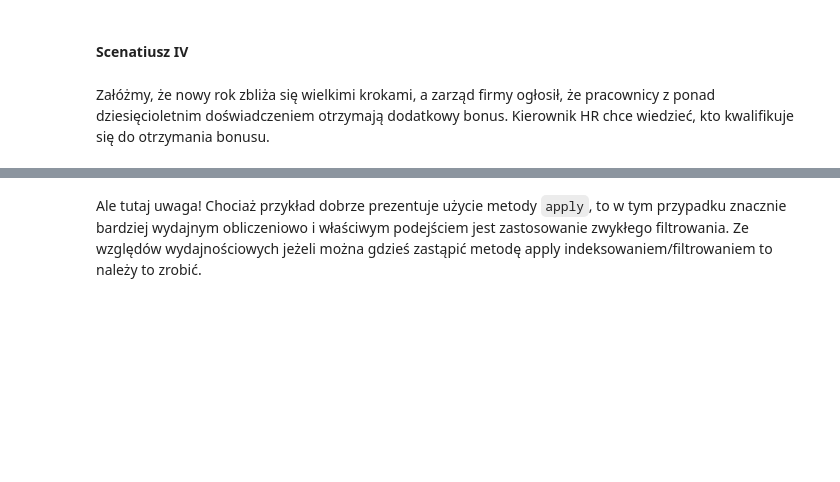
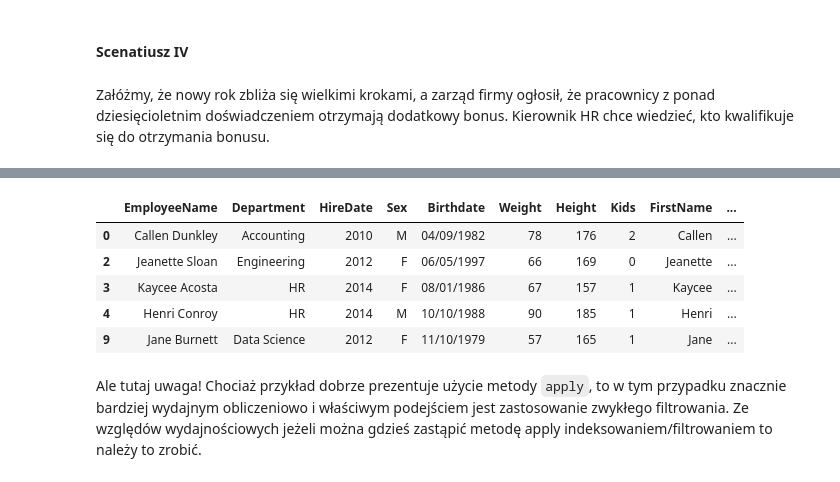
Before and after one commit to krzpiszcz/pandas_14_09_2024, a Jupyter notebook: 06_apply.ipynb, the cells around one changed output, grey strips where cells are left out. Saved outputs shown, nothing was run; the diff lists cells and outputs as text; code cells hidden in the pictures; blank space fills up the shorter version.

```diff
--- a/06_apply.ipynb
+++ b/06_apply.ipynb
@@ -204,4 +205,5 @@ Zastosujmy naszą funkcję na poszczególnych pracownikach.
 # wiersze ramki, gdyby przekazano axis=0 do funkcji wewnętrznej przekazywane
 # byłyby kolejne kolumny ramki.
 # i dlatego to cała ramka przekazywana jest do funkcji wewnętrznej.
-...
+data['BMI'] = data.apply(lambda x: calc_bmi(x['Weight'], x['Height']), axis=1)
+data
@@ -210,7 +224,16 @@ Funkcja lambda pobiera wartości wagi i wzrostu z każdego wiersza, a następnie
 # %% [markdown]
 Ostatnim krokiem jest zaklasyfikowanie pracowników według pomiaru BMI. BMI poniżej 18,5 to *Group One*, od 18,5 do 24,9 to *Group Two*, od 25 do 29,9 to *Group Three*, a powyżej 30 to *Group Four*.
 # %%
-...
+def indicator(bmi):
+    if (bmi < 18.5):
+        return 'Group One'
+    elif (18.5 <= bmi < 25):
+        return 'Group Two'
+    elif (25 <= bmi < 30):
+        return 'Group Three'
+    else:
+        return 'Group Four'
 # %%
 # Zwróć uwagę! Metoda apply jest tutaj stosowana na serii.
-...
+data['BMI_Indicator'] = data['BMI'].apply(indicator)
+data
@@ -219,4 +254,5 @@ Ostatnim krokiem jest zaklasyfikowanie pracowników według pomiaru BMI. BMI pon
 # %% [markdown]
 Załóżmy, że nowy rok zbliża się wielkimi krokami, a zarząd firmy ogłosił, że pracownicy z ponad dziesięcioletnim doświadczeniem otrzymają dodatkowy bonus. Kierownik HR chce wiedzieć, kto kwalifikuje się do otrzymania bonusu.
 # %%
-...
+mask = data['HireDate'].apply(lambda x: date.today().year - x >= 10)
+mask
@@ -223,5 +271,12 @@ Załóżmy, że nowy rok zbliża się wielkimi krokami, a zarząd firmy ogłosi
 # %%
-...
+data[mask]
+# %% [output]
+|  | EmployeeName | Department | HireDate | Sex | Birthdate | Weight | Height | Kids | FirstName | ... |
+| 0 | Callen Dunkley | Accounting | 2010 | M | 04/09/1982 | 78 | 176 | 2 | Callen | ... |
+| 2 | Jeanette Sloan | Engineering | 2012 | F | 06/05/1997 | 66 | 169 | 0 | Jeanette | ... |
+| 3 | Kaycee Acosta | HR | 2014 | F | 08/01/1986 | 67 | 157 | 1 | Kaycee | ... |
+| 4 | Henri Conroy | HR | 2014 | M | 10/10/1988 | 90 | 185 | 1 | Henri | ... |
+| 9 | Jane Burnett | Data Science | 2012 | F | 11/10/1979 | 57 | 165 | 1 | Jane | ... |
 # %% [markdown]
 Ale tutaj uwaga! Chociaż przykład dobrze prezentuje użycie metody `apply`, to w tym przypadku znacznie bardziej wydajnym obliczeniowo i właściwym podejściem jest zastosowanie zwykłego filtrowania. Ze względów wydajnościowych jeżeli można gdzieś zastąpić metodę apply indeksowaniem/filtrowaniem to należy to zrobić.
 # %%
```
Also changed, not shown: parts of 5 cells of this notebook, 2 other files.
